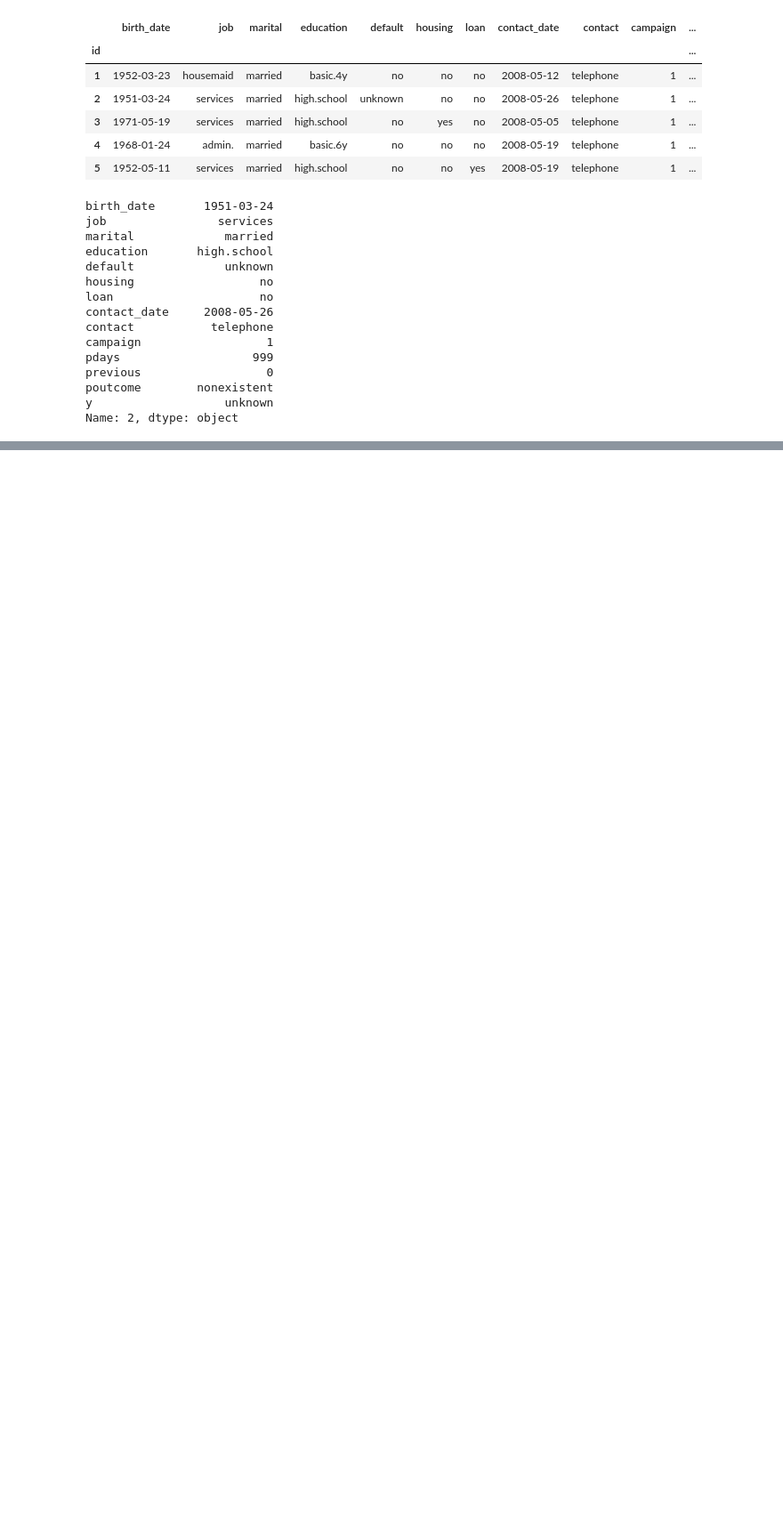
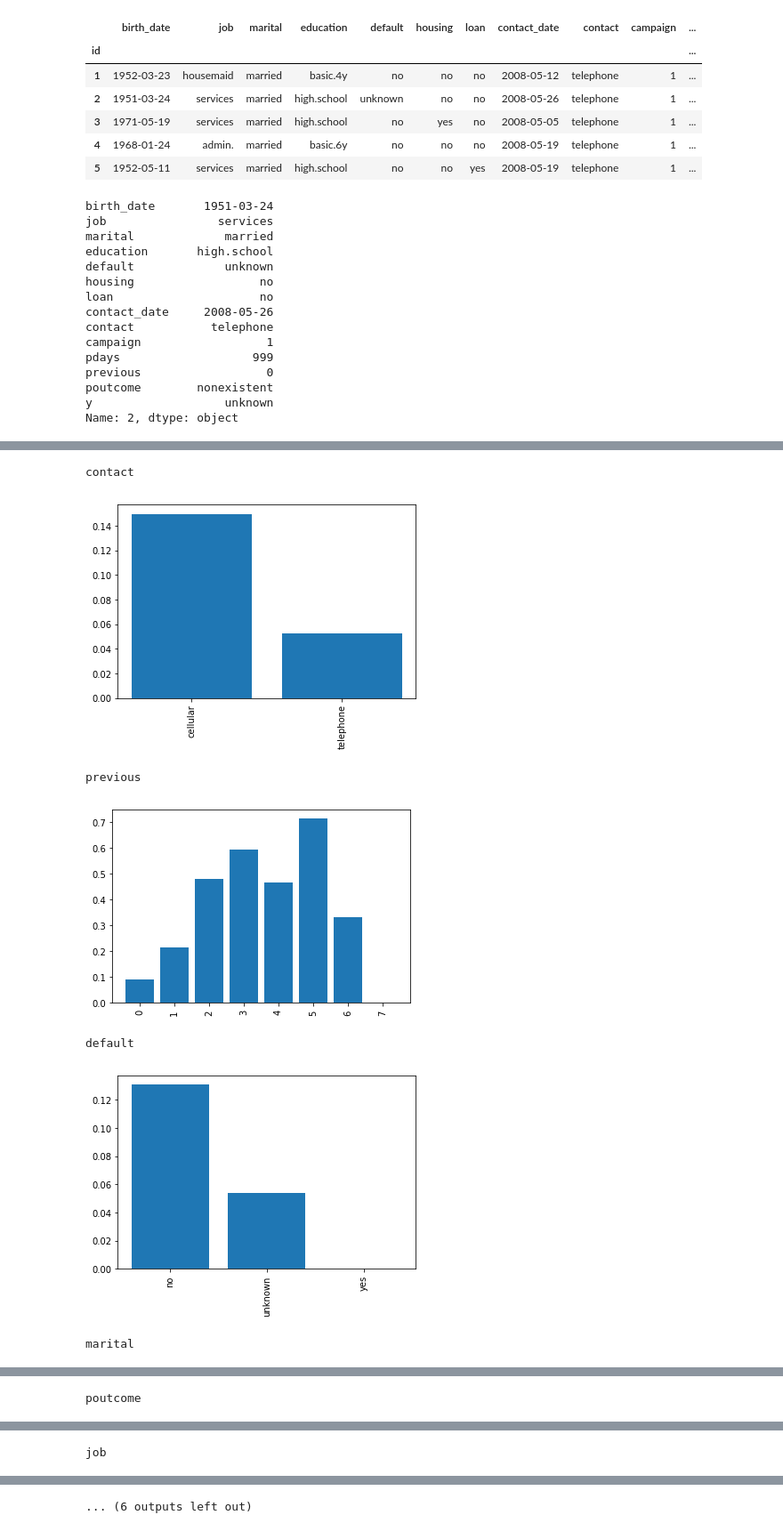
Before and after one commit to mizworski/BankMarketing, a Jupyter notebook: notebooks/data_analysis.ipynb, the cells around one changed output, grey strips where cells are left out. Shown at 89% size. Saved outputs shown, nothing was run; the diff lists cells and outputs as text; code cells hidden in the pictures; blank space fills up the shorter version.

```diff
--- a/notebooks/data_analysis.ipynb
+++ b/notebooks/data_analysis.ipynb
@@ -67,0 +103,28 @@ Name: contact, dtype: int64
+# %%
+def print_ratios(column):
+    counts = df_known.groupby([column, 'y']).size()
+
+    ratios = {}
+    for key in counts.keys().levels[0]:
+        if (key, 'yes') in counts:
+            ratios[key] = counts[key, 'yes'] / (counts[key, 'yes'] + counts[key, 'no'])
+        else:
+            ratios[key] = 0
+    plt.bar(range(len(ratios)), ratios.values(), align='center')
+    plt.xticks(range(len(ratios)), ratios.keys(), rotation=90)
+
+    plt.show()
+# %%
+categorical_cols = list(set(df_known.columns) -
+                            set(['birth_date', 'contact_date', 'pdays', 'campaign', 'y','age', 'sum_nan']))
+for col in categorical_cols:
+    print(col)
+    print_ratios(col)
+# %% [output]
+contact
+[figure, added]
+previous
+[figure, added]
+default
+[figure, added]
+marital
@@ -67,0 +132 @@ Name: contact, dtype: int64
+poutcome
@@ -67,0 +134 @@ Name: contact, dtype: int64
+job
@@ -67,0 +136 @@ Name: contact, dtype: int64
+... (6 outputs left out)
```
Also changed, not shown: parts of 10 cells of this notebook, 3 other files.
